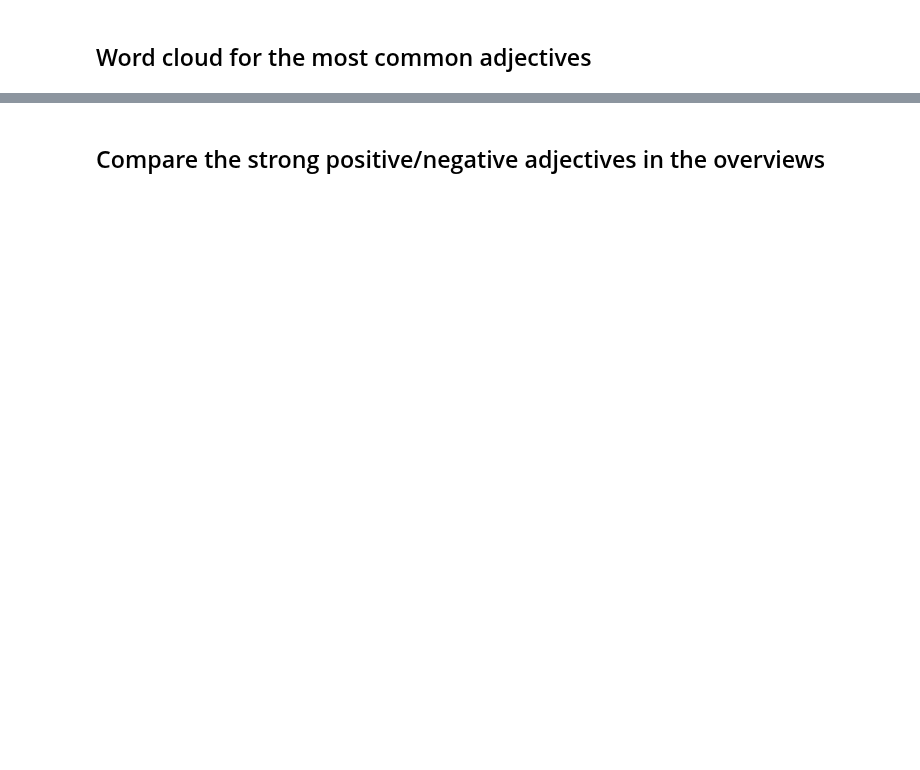
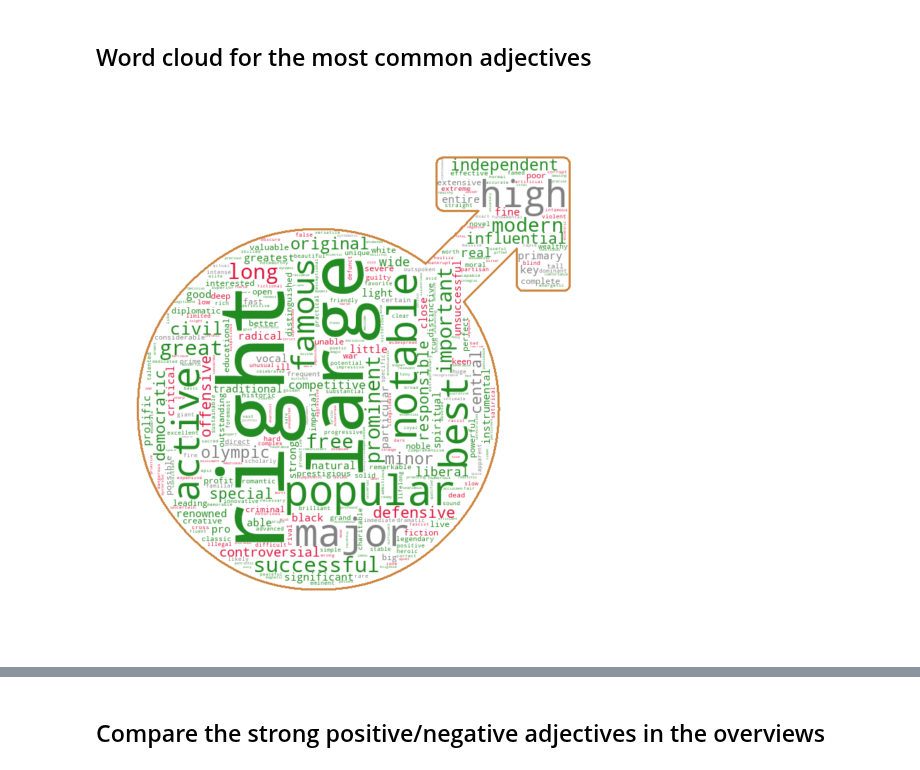
Before and after one commit to natbolon/wiki-gender, a Jupyter notebook: src/adjectives.ipynb, the cells around one changed output, grey strips where cells are left out. Cells and saved outputs as stored; diff of their text form; code cells hidden in the pictures; blank space fills up the shorter version.

```diff
--- a/src/adjectives.ipynb
+++ b/src/adjectives.ipynb
@@ -99,20 +185,22 @@ def color_func(word, *args, **kwargs):
         color = '#000000' # black
     return color
 # %%
-male_mask = np.array(Image.open("male.png"))
+male_mask = np.array(Image.open("../data/male.png"))
 
 wc = WordCloud(background_color="white", max_words=500, mask=male_mask,
                contour_width=3, contour_color='peru', color_func=color_func)
 
 # generate word cloud
 wc.generate_from_frequencies(adj_male_dict[0])
 
 # store to file
 # wc.to_file(path.join(d, "male_adj.png"))
 
 # show
 plt.figure(figsize=[20,10])
 plt.imshow(wc, cmap=plt.cm.gray, interpolation="bilinear")
 plt.axis("off")
 plt.show()
+# %% [output]
+[figure, added]
 # %%
```
Also changed, not shown: parts of 16 cells of this notebook, 1 other file.
